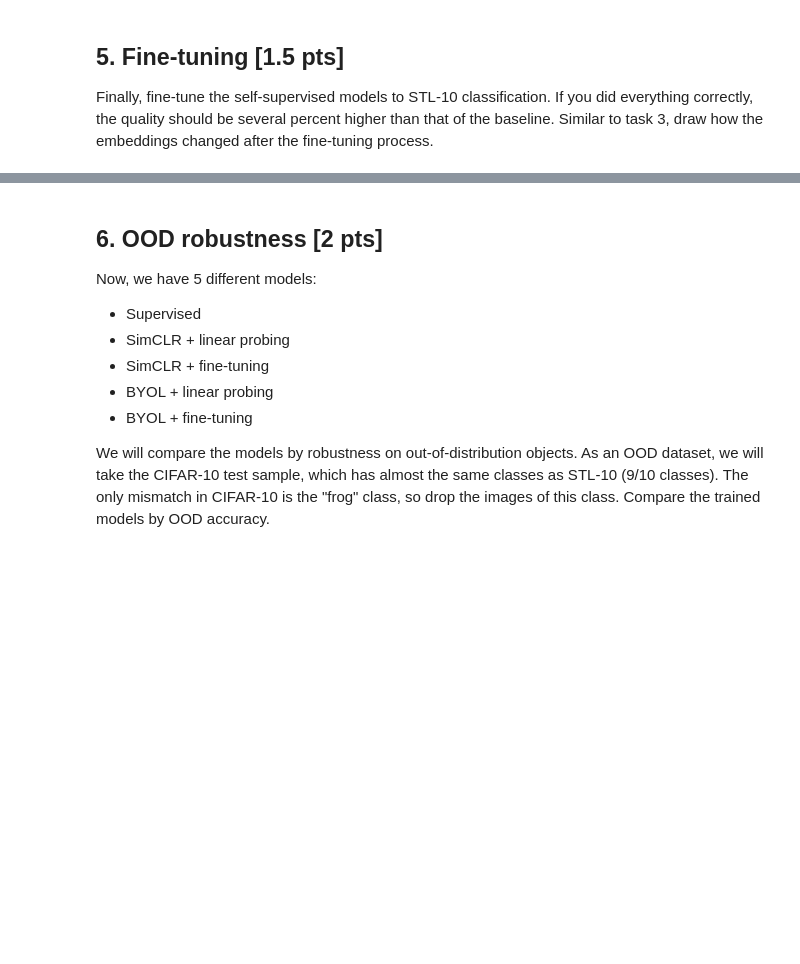
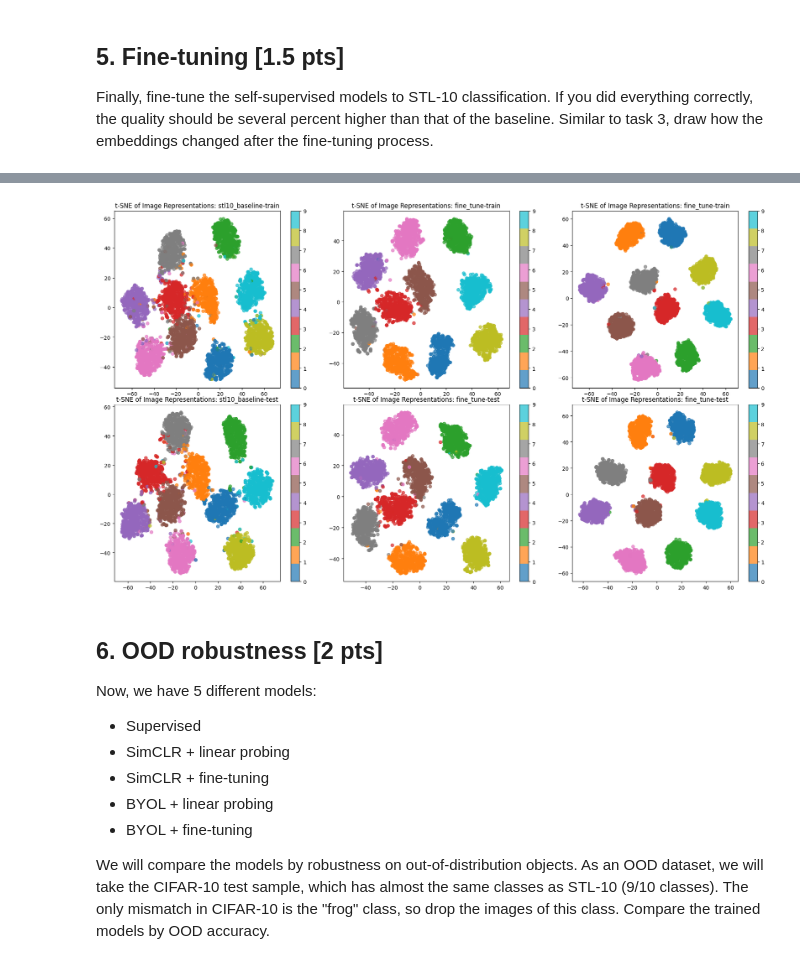
Before and after one commit to MakArtKar/constrastive_learning_lsdl_hw3, a Jupyter notebook: notebooks/homework-week04.ipynb, the cells around one changed output, grey strips where cells are left out. Cells and saved outputs as stored; diff of their text form; code cells hidden in the pictures; blank space fills up the shorter version.

```diff
--- a/notebooks/homework-week04.ipynb
+++ b/notebooks/homework-week04.ipynb
@@ -132,4 +141,22 @@ Train a linear probe for self-supervised models, compare the quality with superv
 
 Finally, fine-tune the self-supervised models to STL-10 classification. If you did everything correctly, the quality should be several percent higher than that of the baseline. Similar to task 3, draw how the embeddings changed after the fine-tuning process.
 # %%
-# YOUR SOLUTION HERE (⊃｡•́‿•̀｡)⊃━✿✿✿✿✿✿
+fine_tuned_stl10_runs = [
+    {
+        'exp_name': 'stl10_baseline',
+        'ckpt_path': '../logs/report/runs/stl10_baseline/checkpoints/epoch*.ckpt',
+    },
+    {
+        'exp_name': 'fine_tune',
+        'ckpt_path': '../logs/report/runs/fine_tune_sim_clr_stl10/checkpoints/epoch*.ckpt',
+        'overrides': ['model=stl10', 'data=stl10', 'num_classes=10', 'pretrained_experiment=sim_clr_gpu_transforms']
+    },
+    {
+        'exp_name': 'fine_tune',
+        'ckpt_path': '../logs/report/runs/fine_tune_byol_stl10/checkpoints/epoch*.ckpt',
+        'overrides': ['model=stl10', 'data=stl10', 'num_classes=10', 'pretrained_experiment=byol'],
+    },
+]
+# %%
+tsne(stl10_data, fine_tuned_stl10_runs)
+# %% [output]
@@ -136,3 +166,4 @@ Finally, fine-tune the self-supervised models to STL-10 classification. If you d
+[figure, added]
 # %% [markdown]
 ## 6. OOD robustness [2 pts]
 
```
Also changed, not shown: parts of 11 cells of this notebook, 3 other files.
